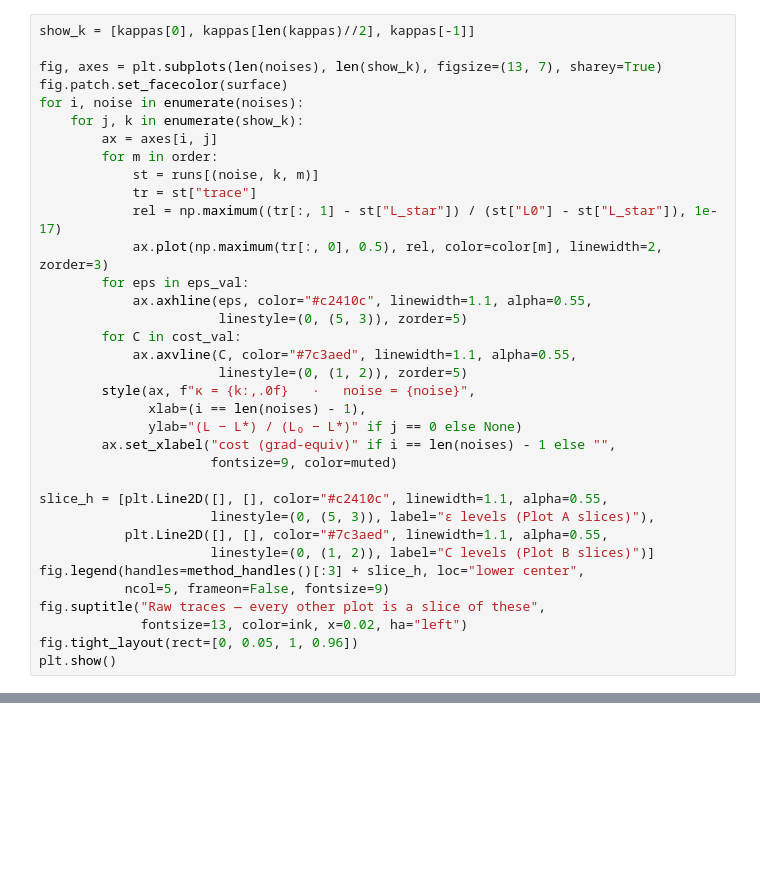
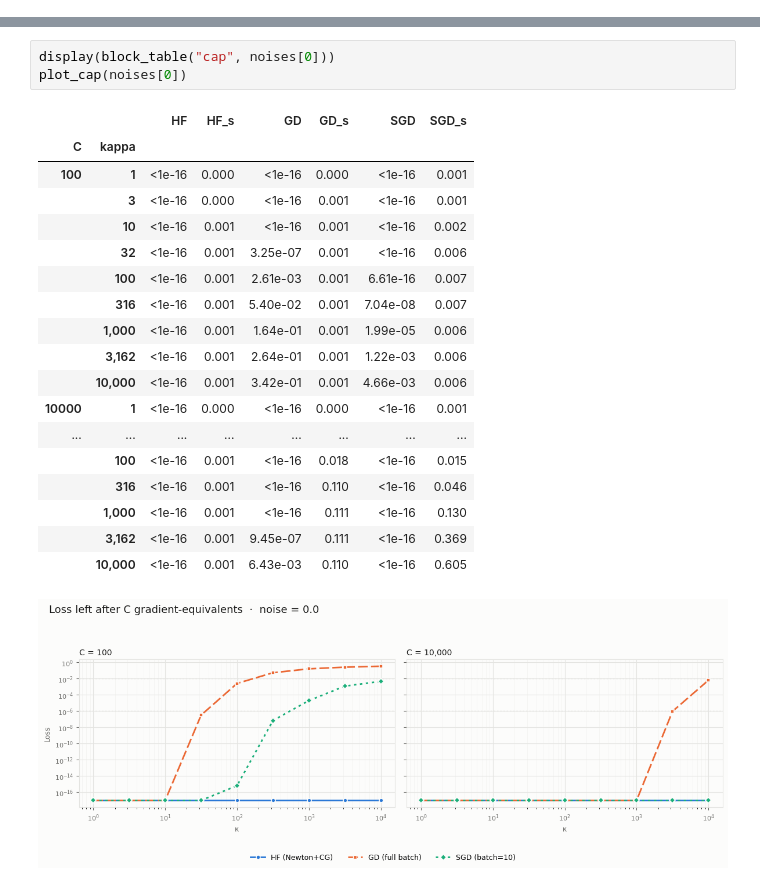
Before and after one commit to JonathanC1812/hfvssgd, a Jupyter notebook: sweep.ipynb, the cells around one changed output, grey strips where cells are left out. Cells and saved outputs as stored; diff of their text form; blank space fills up the shorter version.

```diff
--- a/sweep.ipynb
+++ b/sweep.ipynb
@@ -214,35 +33,0 @@ Yang di-slice dua plot di atas. Garis putus horizontal = `eps_val`, vertikal = `
-# %%
-show_k = [kappas[0], kappas[len(kappas)//2], kappas[-1]]
-
-fig, axes = plt.subplots(len(noises), len(show_k), figsize=(13, 7), sharey=True)
-fig.patch.set_facecolor(surface)
-for i, noise in enumerate(noises):
-    for j, k in enumerate(show_k):
-        ax = axes[i, j]
-        for m in order:
-            st = runs[(noise, k, m)]
-            tr = st["trace"]
-            rel = np.maximum((tr[:, 1] - st["L_star"]) / (st["L0"] - st["L_star"]), 1e-17)
-            ax.plot(np.maximum(tr[:, 0], 0.5), rel, color=color[m], linewidth=2, zorder=3)
-        for eps in eps_val:
-            ax.axhline(eps, color="#c2410c", linewidth=1.1, alpha=0.55,
-                       linestyle=(0, (5, 3)), zorder=5)
-        for C in cost_val:
-            ax.axvline(C, color="#7c3aed", linewidth=1.1, alpha=0.55,
-                       linestyle=(0, (1, 2)), zorder=5)
-        style(ax, f"κ = {k:,.0f}   ·   noise = {noise}",
-              xlab=(i == len(noises) - 1),
-              ylab="(L − L*) / (L₀ − L*)" if j == 0 else None)
-        ax.set_xlabel("cost (grad-equiv)" if i == len(noises) - 1 else "",
-                      fontsize=9, color=muted)
-
-slice_h = [plt.Line2D([], [], color="#c2410c", linewidth=1.1, alpha=0.55,
-                      linestyle=(0, (5, 3)), label="ε levels (Plot A slices)"),
-           plt.Line2D([], [], color="#7c3aed", linewidth=1.1, alpha=0.55,
-                      linestyle=(0, (1, 2)), label="C levels (Plot B slices)")]
-fig.legend(handles=method_handles()[:3] + slice_h, loc="lower center",
-           ncol=5, frameon=False, fontsize=9)
-fig.suptitle("Raw traces — every other plot is a slice of these",
-             fontsize=13, color=ink, x=0.02, ha="left")
-fig.tight_layout(rect=[0, 0.05, 1, 0.96])
-plt.show()
@@ -250,0 +224,23 @@ plt.show()
+# %%
+display(block_table("cap", noises[0]))
+plot_cap(noises[0])
+# %% [output]
+|  |  | HF | HF_s | GD | GD_s | SGD | SGD_s |
+| C | kappa |  |  |  |  |  |  |
+| 100 | 1 | <1e-16 | 0.000 | <1e-16 | 0.000 | <1e-16 | 0.001 |
+|  | 3 | <1e-16 | 0.000 | <1e-16 | 0.001 | <1e-16 | 0.001 |
+|  | 10 | <1e-16 | 0.001 | <1e-16 | 0.001 | <1e-16 | 0.002 |
+|  | 32 | <1e-16 | 0.001 | 3.25e-07 | 0.001 | <1e-16 | 0.006 |
+|  | 100 | <1e-16 | 0.001 | 2.61e-03 | 0.001 | 6.61e-16 | 0.007 |
+|  | 316 | <1e-16 | 0.001 | 5.40e-02 | 0.001 | 7.04e-08 | 0.007 |
+|  | 1,000 | <1e-16 | 0.001 | 1.64e-01 | 0.001 | 1.99e-05 | 0.006 |
+|  | 3,162 | <1e-16 | 0.001 | 2.64e-01 | 0.001 | 1.22e-03 | 0.006 |
+|  | 10,000 | <1e-16 | 0.001 | 3.42e-01 | 0.001 | 4.66e-03 | 0.006 |
+| 10000 | 1 | <1e-16 | 0.000 | <1e-16 | 0.000 | <1e-16 | 0.001 |
+| ... | ... | ... | ... | ... | ... | ... | ... |
+|  | 100 | <1e-16 | 0.001 | <1e-16 | 0.018 | <1e-16 | 0.015 |
+|  | 316 | <1e-16 | 0.001 | <1e-16 | 0.110 | <1e-16 | 0.046 |
+|  | 1,000 | <1e-16 | 0.001 | <1e-16 | 0.111 | <1e-16 | 0.130 |
+|  | 3,162 | <1e-16 | 0.001 | 9.45e-07 | 0.111 | <1e-16 | 0.369 |
+|  | 10,000 | <1e-16 | 0.001 | 6.43e-03 | 0.110 | <1e-16 | 0.605 |
+[figure, added]
```
Also changed, not shown: parts of 21 cells of this notebook.
